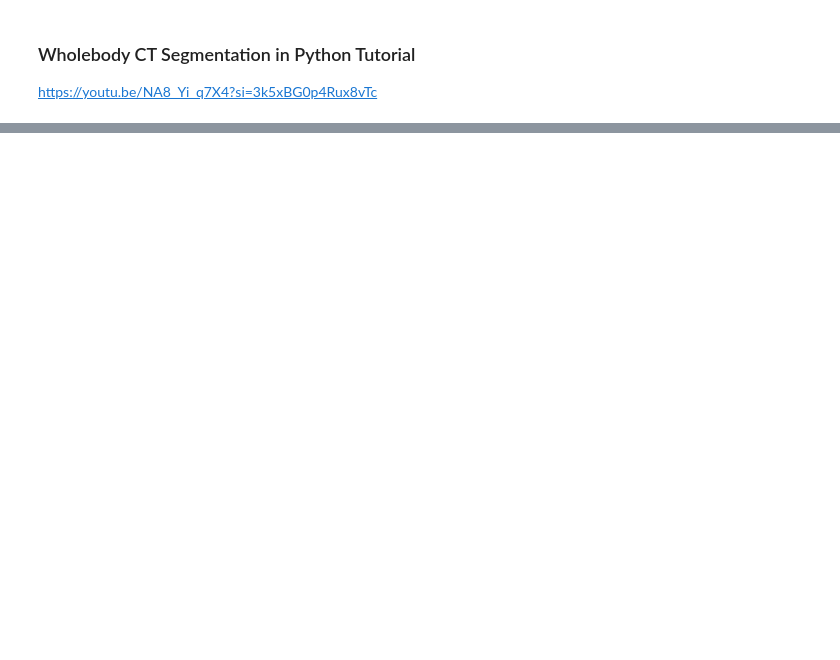
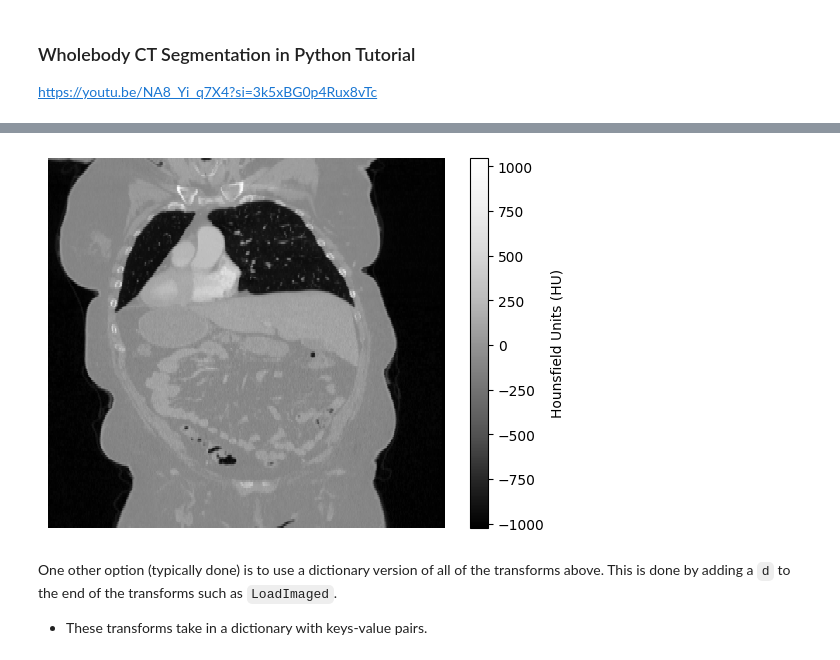
Before and after one commit to adamkurth/understand-liver-segmentation, a Jupyter notebook: main.ipynb, the cells around one changed output, grey strips where cells are left out. Cells and saved outputs as stored; diff of their text form; code cells hidden in the pictures; blank space fills up the shorter version.

```diff
--- a/main.ipynb
+++ b/main.ipynb
@@ -38,0 +128,20 @@ FileNotFoundError: [Errno 2] No such file or directory: 'images/1.3.6.1.4.1.1451
+# %%
+preprocessing_pipeline = Compose([
+    LoadImage(image_only=True),
+    EnsureChannelFirst(),
+    Orientation(axcodes=('RAS')),
+])
+CT = preprocessing_pipeline(CT_dir)
+CT_coronal_slice = CT[0,300].cpu().numpy()
+# %%
+
+# CT_coronal_slice = np.rot90(CT_coronal_slice, k=1, axes=(0,1))
+plt.pcolormesh(CT_coronal_slice.T, cmap='Greys_r')
+plt.colorbar(label='Hounsfield Units (HU)')
+plt.axis('off')
+plt.show()
+# %% [output]
+[figure, added]
+# %% [markdown]
+One other option (typically done) is to use a dictionary version of all of the transforms above. This is done by adding a `d` to the end of the transforms such as `LoadImaged`.
+- These transforms take in a dictionary with keys-value pairs.
```
Also changed, not shown: parts of 38 cells of this notebook, 13 other files.
